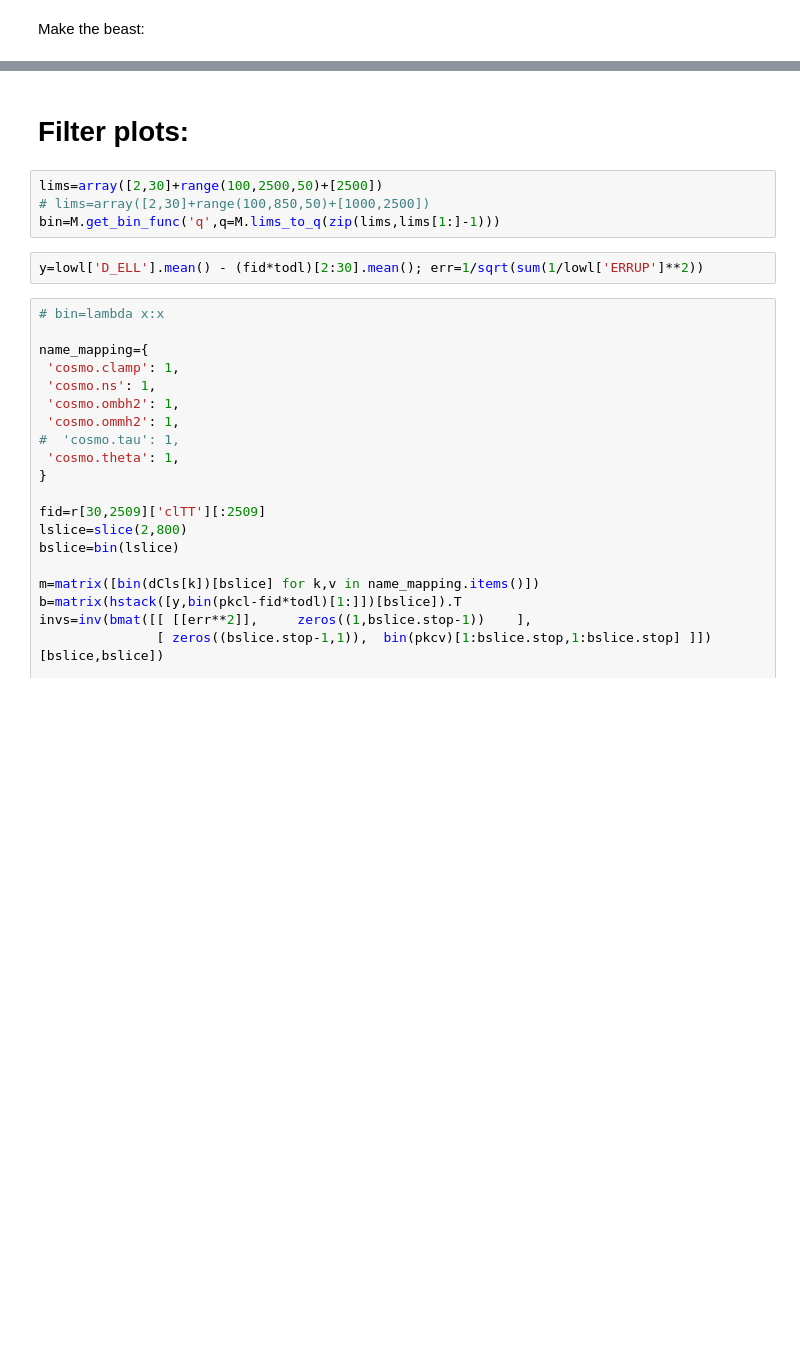
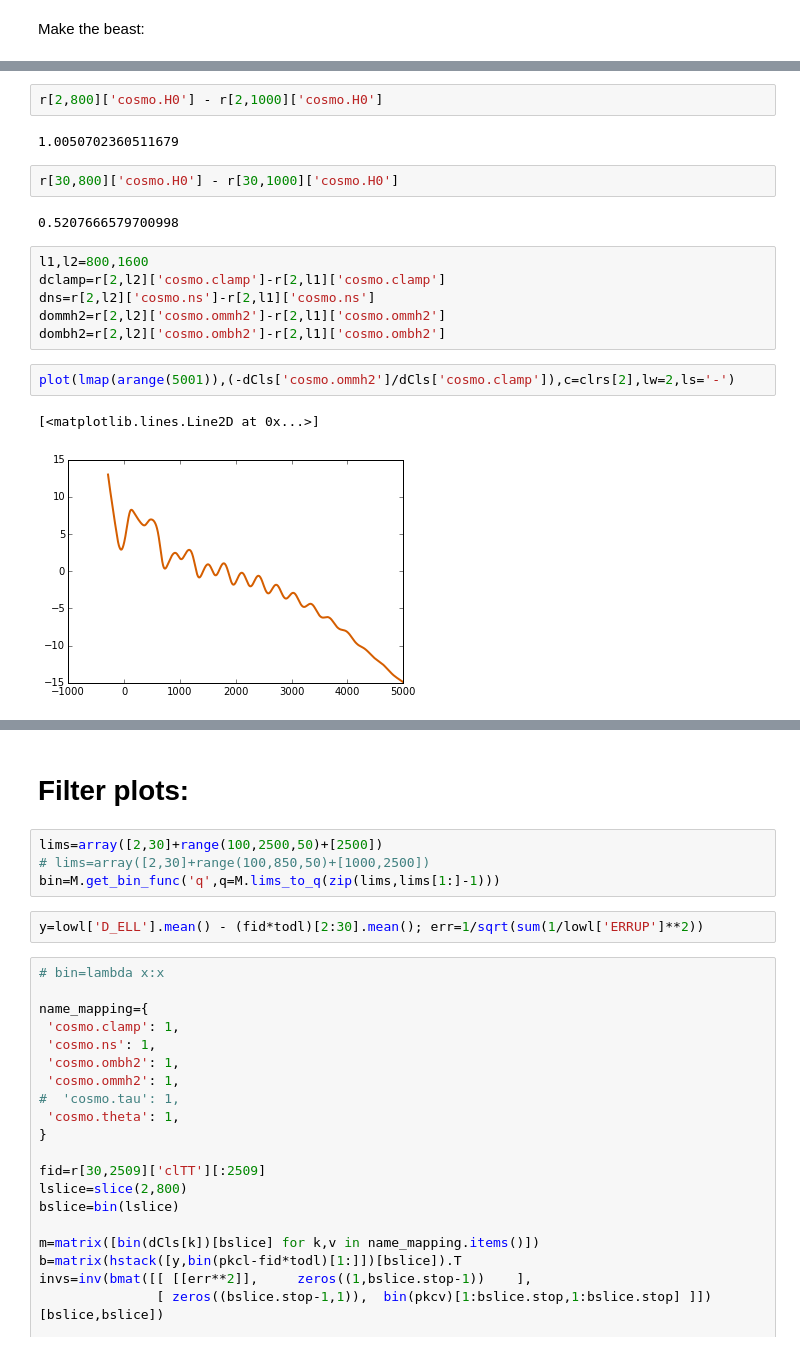
Before and after one commit to marius311/lsplitsims, a Jupyter notebook: lsplit_plots.ipynb, the cells around one changed output, grey strips where cells are left out. Cells and saved outputs as stored; diff of their text form; blank space fills up the shorter version.

```diff
--- a/lsplit_plots.ipynb
+++ b/lsplit_plots.ipynb
@@ -476,0 +593,19 @@ for j in [0,1]:
+# %%
+r[2,800]['cosmo.H0'] - r[2,1000]['cosmo.H0']
+# %% [output]
+1.0050702360511679
+# %%
+r[30,800]['cosmo.H0'] - r[30,1000]['cosmo.H0']
+# %% [output]
+0.5207666579700998
+# %%
+l1,l2=800,1600
+dclamp=r[2,l2]['cosmo.clamp']-r[2,l1]['cosmo.clamp']
+dns=r[2,l2]['cosmo.ns']-r[2,l1]['cosmo.ns']
+dommh2=r[2,l2]['cosmo.ommh2']-r[2,l1]['cosmo.ommh2']
+dombh2=r[2,l2]['cosmo.ombh2']-r[2,l1]['cosmo.ombh2']
+# %%
+plot(lmap(arange(5001)),(-dCls['cosmo.ommh2']/dCls['cosmo.clamp']),c=clrs[2],lw=2,ls='-')
+# %% [output]
+[<matplotlib.lines.Line2D at 0x...>]
+[figure, added]
```
Also changed, not shown: parts of 37 cells of this notebook, 2 other files.
